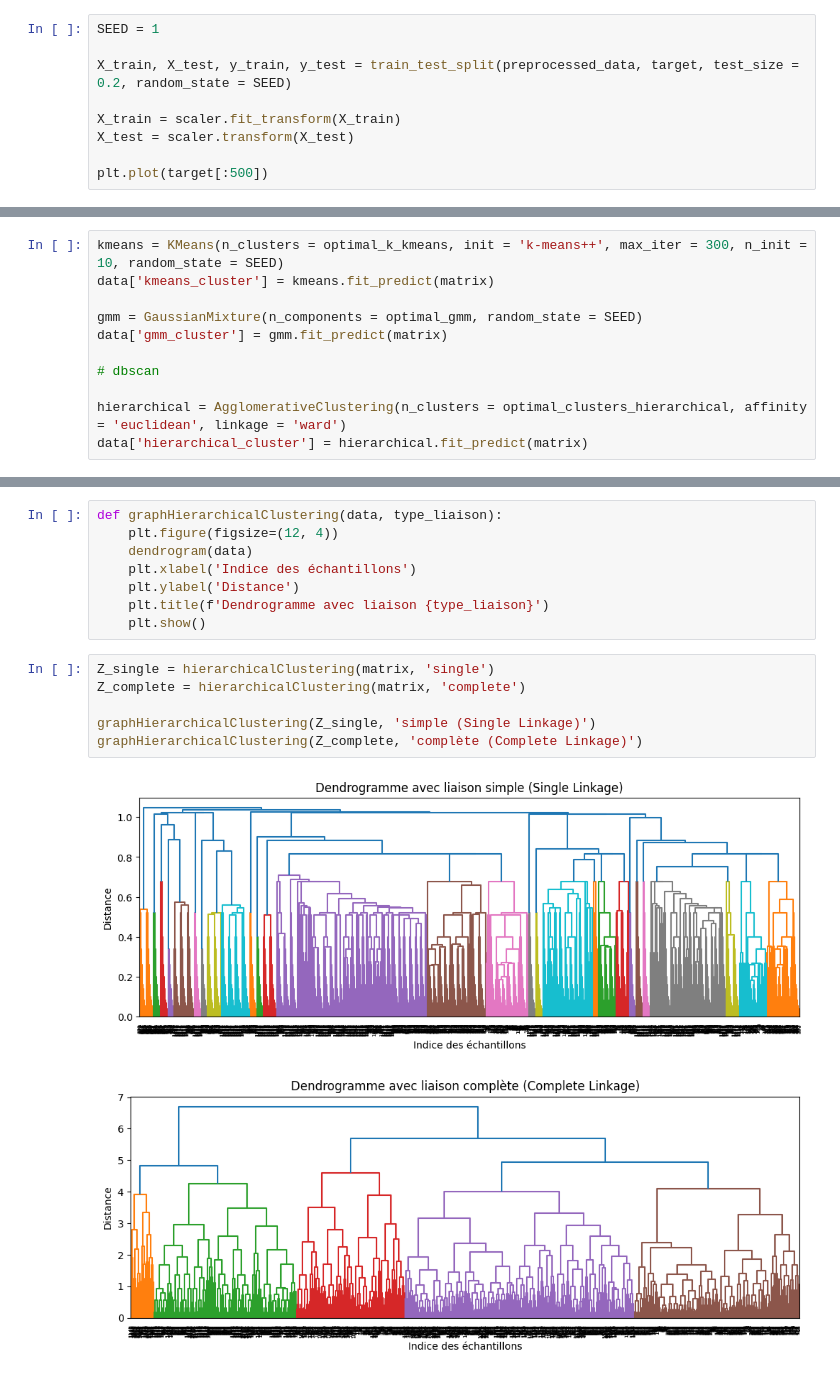
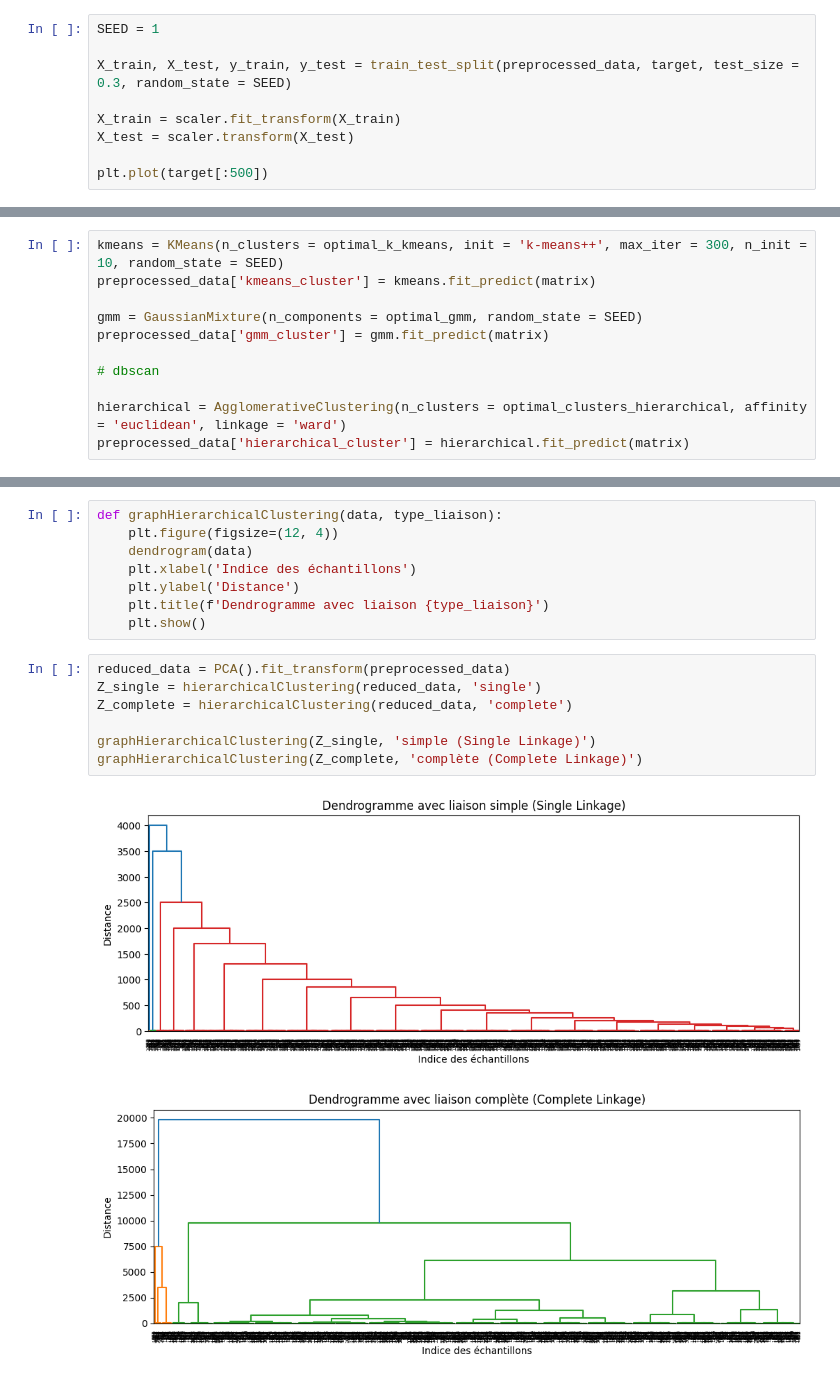
Before and after one commit to giuliana-fabrizio/Prediction_pression_accoustique, a Jupyter notebook: Projet_du_niveau_de_pression_acoustique.ipynb, the cells around one changed output, grey strips where cells are left out. Saved outputs shown, nothing was run; the diff lists cells and outputs as text.

```diff
--- a/Projet_du_niveau_de_pression_acoustique.ipynb
+++ b/Projet_du_niveau_de_pression_acoustique.ipynb
@@ -322,7 +412,7 @@ Il représente le regroupement auquel les données d'entrée spécifiques sont l
 # %%
 SEED = 1
 
-X_train, X_test, y_train, y_test = train_test_split(preprocessed_data, target, test_size = 0.2, random_state = SEED)
+X_train, X_test, y_train, y_test = train_test_split(preprocessed_data, target, test_size = 0.3, random_state = SEED)
 
 X_train = scaler.fit_transform(X_train)
 X_test = scaler.transform(X_test)
@@ -908,15 +1018,15 @@ optimal_gmm = 6
 optimal_clusters_hierarchical = 4
 # %%
 kmeans = KMeans(n_clusters = optimal_k_kmeans, init = 'k-means++', max_iter = 300, n_init = 10, random_state = SEED)
-data['kmeans_cluster'] = kmeans.fit_predict(matrix)
+preprocessed_data['kmeans_cluster'] = kmeans.fit_predict(matrix)
 
 gmm = GaussianMixture(n_components = optimal_gmm, random_state = SEED)
-data['gmm_cluster'] = gmm.fit_predict(matrix)
+preprocessed_data['gmm_cluster'] = gmm.fit_predict(matrix)
 
 # dbscan
 
 hierarchical = AgglomerativeClustering(n_clusters = optimal_clusters_hierarchical, affinity = 'euclidean', linkage = 'ward')
-data['hierarchical_cluster'] = hierarchical.fit_predict(matrix)
+preprocessed_data['hierarchical_cluster'] = hierarchical.fit_predict(matrix)
 # %% [output]
 Attribute `affinity` was deprecated in version 1.2 and will be removed in 1.4. Use `metric` instead
 # %%
@@ -996,11 +1104,12 @@ def graphHierarchicalClustering(data, type_liaison):
     plt.title(f'Dendrogramme avec liaison {type_liaison}')
     plt.show()
 # %%
-Z_single = hierarchicalClustering(matrix, 'single')
-Z_complete = hierarchicalClustering(matrix, 'complete')
+reduced_data = PCA().fit_transform(preprocessed_data)
+Z_single = hierarchicalClustering(reduced_data, 'single')
+Z_complete = hierarchicalClustering(reduced_data, 'complete')
 
 graphHierarchicalClustering(Z_single, 'simple (Single Linkage)')
 graphHierarchicalClustering(Z_complete, 'complète (Complete Linkage)')
 # %% [output]
-[figure, old version]
+[figure, new version]
-[figure, old version]
+[figure, new version]
```
Also changed, not shown: parts of 52 cells of this notebook, 4 other files.
